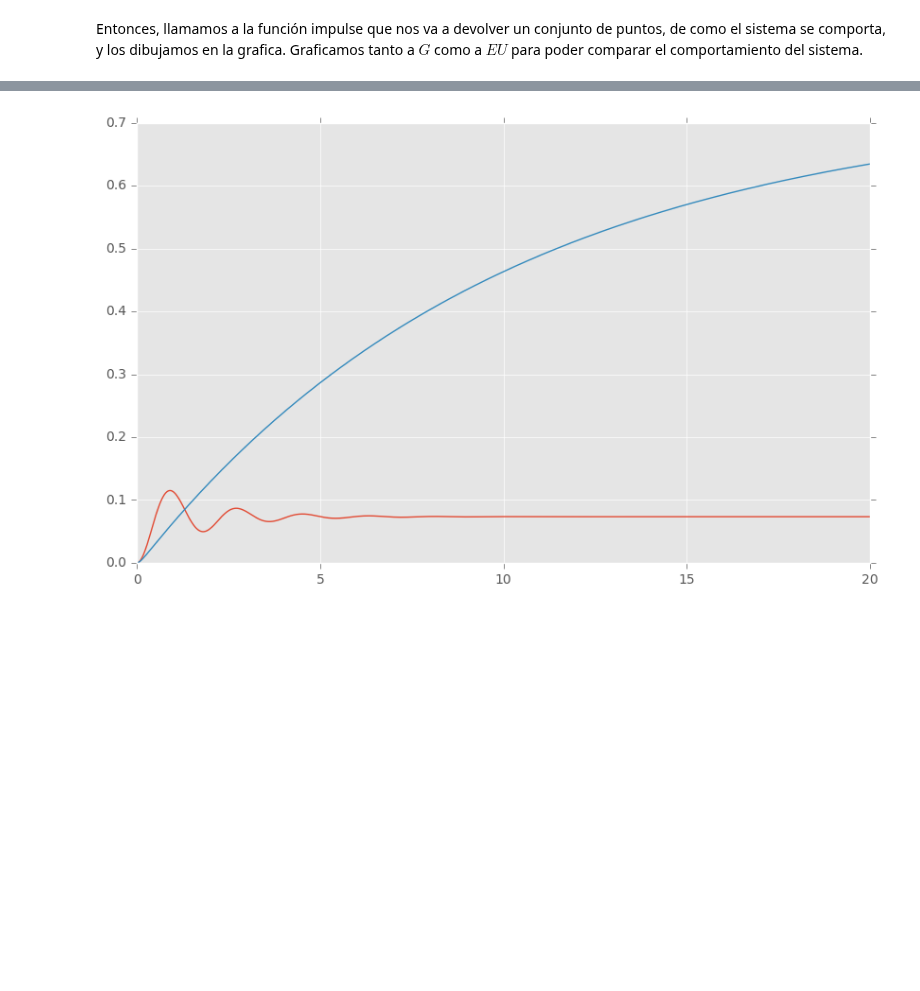
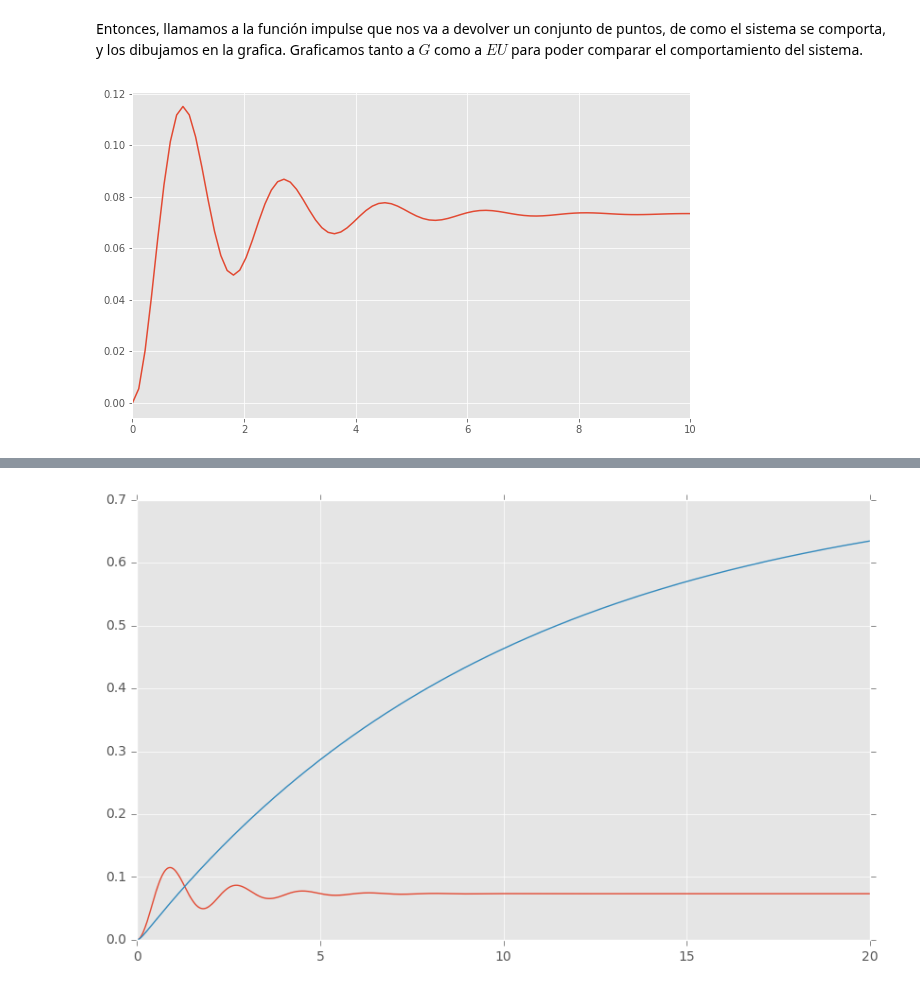
Before and after one commit to cad3na/JupyterNotebooks, a Jupyter notebook: Python/Control/Sistema Masa Resorte Amortiguador.ipynb, the cells around one changed output, grey strips where cells are left out. Cells and saved outputs as stored; diff of their text form; code cells hidden in the pictures; blank space fills up the shorter version.

```diff
--- a/Python/Control/Sistema Masa Resorte Amortiguador.ipynb
+++ b/Python/Control/Sistema Masa Resorte Amortiguador.ipynb
@@ -35,6 +35,15 @@ Con = tf([1], [1, 1])
 w = linspace(0, 20, 1000)
 # %% [markdown]
 Entonces, llamamos a la función impulse que nos va a devolver un conjunto de puntos, de como el sistema se comporta, y los dibujamos en la grafica. Graficamos tanto a $G$ como a $EU$ para poder comparar el comportamiento del sistema.
+# %%
+y1, t1 = step(Peso*G1)
+# %%
+f1 = figure(figsize=(10,6))
+a1 = f1.gca()
+a1.plot(t1,y1)
+a1.set_xlim([0,10]);
+# %% [output]
+[figure, added]
 # %%
 y1, t1 = step((Con*Peso*G1).feedback())
 # %%
```
Also changed, not shown: parts of 5 cells of this notebook, 4 other files.
